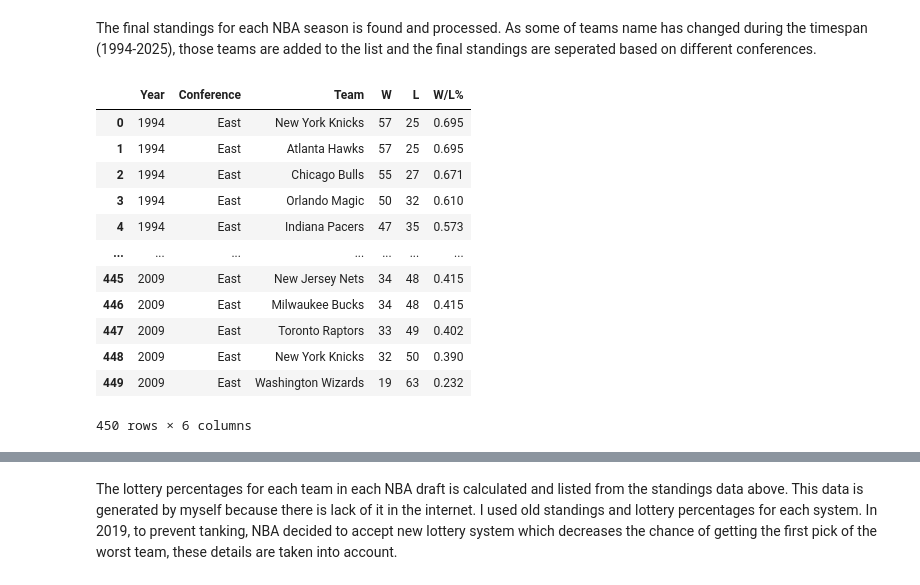
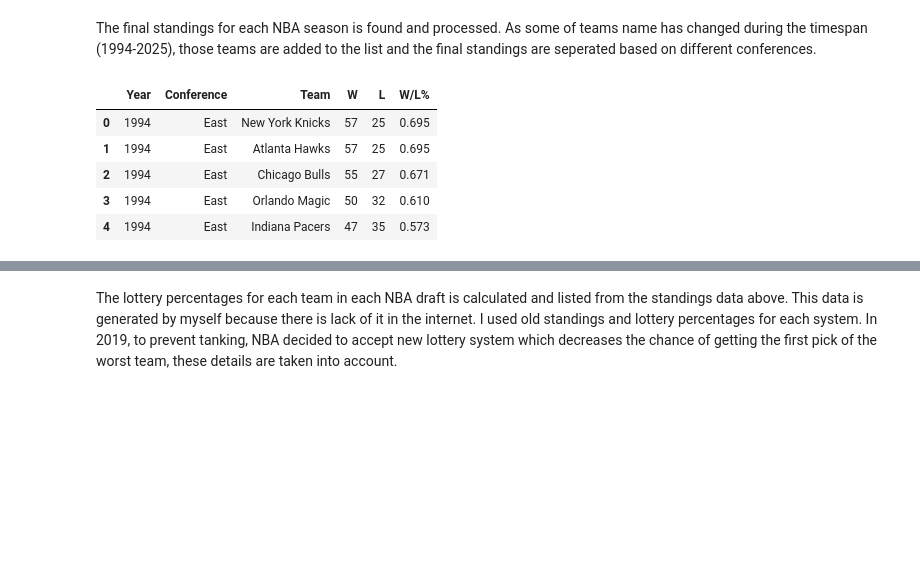
Before and after one commit to Mirocan17/DSA-210-TERM-PROJECT, a Jupyter notebook: notebooks/NBA_Project_Code.ipynb, the cells around one changed output, grey strips where cells are left out. Drawn from its saved outputs; the diff is of its cells as text; code cells hidden in the pictures; blank space fills up the shorter version.

```diff
--- a/notebooks/NBA_Project_Code.ipynb
+++ b/notebooks/NBA_Project_Code.ipynb
@@ -286,22 +230,14 @@ The final standings for each NBA season is found and processed. As some of teams
 # %%
 import pandas as pd
 df = pd.read_csv('nba_standings_1994_2025_robust.csv')
-df.head(450
-        )
+df.head()
 # %% [output]
 |  | Year | Conference | Team | W | L | W/L% |
 | 0 | 1994 | East | New York Knicks | 57 | 25 | 0.695 |
 | 1 | 1994 | East | Atlanta Hawks | 57 | 25 | 0.695 |
 | 2 | 1994 | East | Chicago Bulls | 55 | 27 | 0.671 |
 | 3 | 1994 | East | Orlando Magic | 50 | 32 | 0.610 |
 | 4 | 1994 | East | Indiana Pacers | 47 | 35 | 0.573 |
-| ... | ... | ... | ... | ... | ... | ... |
-| 445 | 2009 | East | New Jersey Nets | 34 | 48 | 0.415 |
-| 446 | 2009 | East | Milwaukee Bucks | 34 | 48 | 0.415 |
-| 447 | 2009 | East | Toronto Raptors | 33 | 49 | 0.402 |
-| 448 | 2009 | East | New York Knicks | 32 | 50 | 0.390 |
-| 449 | 2009 | East | Washington Wizards | 19 | 63 | 0.232 |
-450 rows × 6 columns
 # %%
 import pandas as pd
 import numpy as np
```
Also changed, not shown: parts of 8 cells of this notebook.
